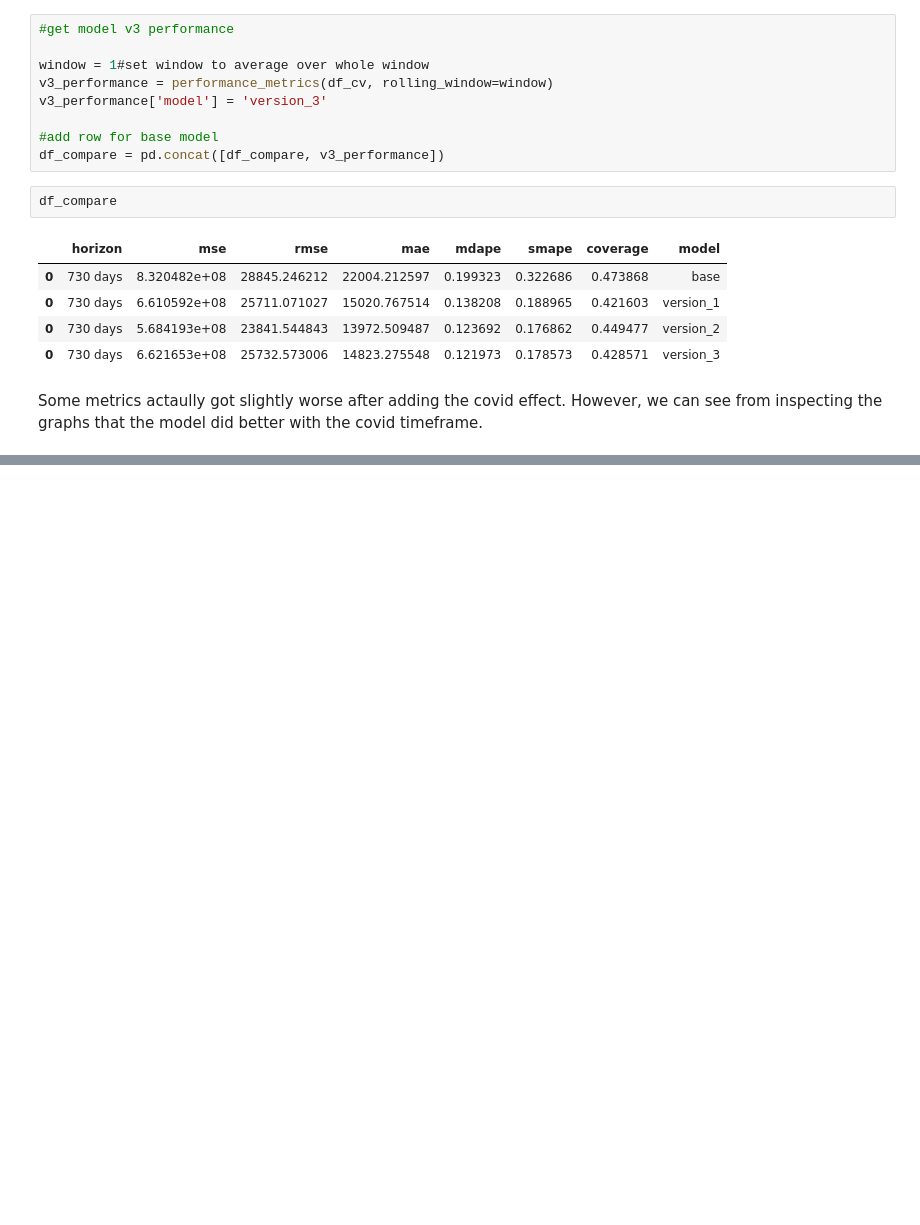
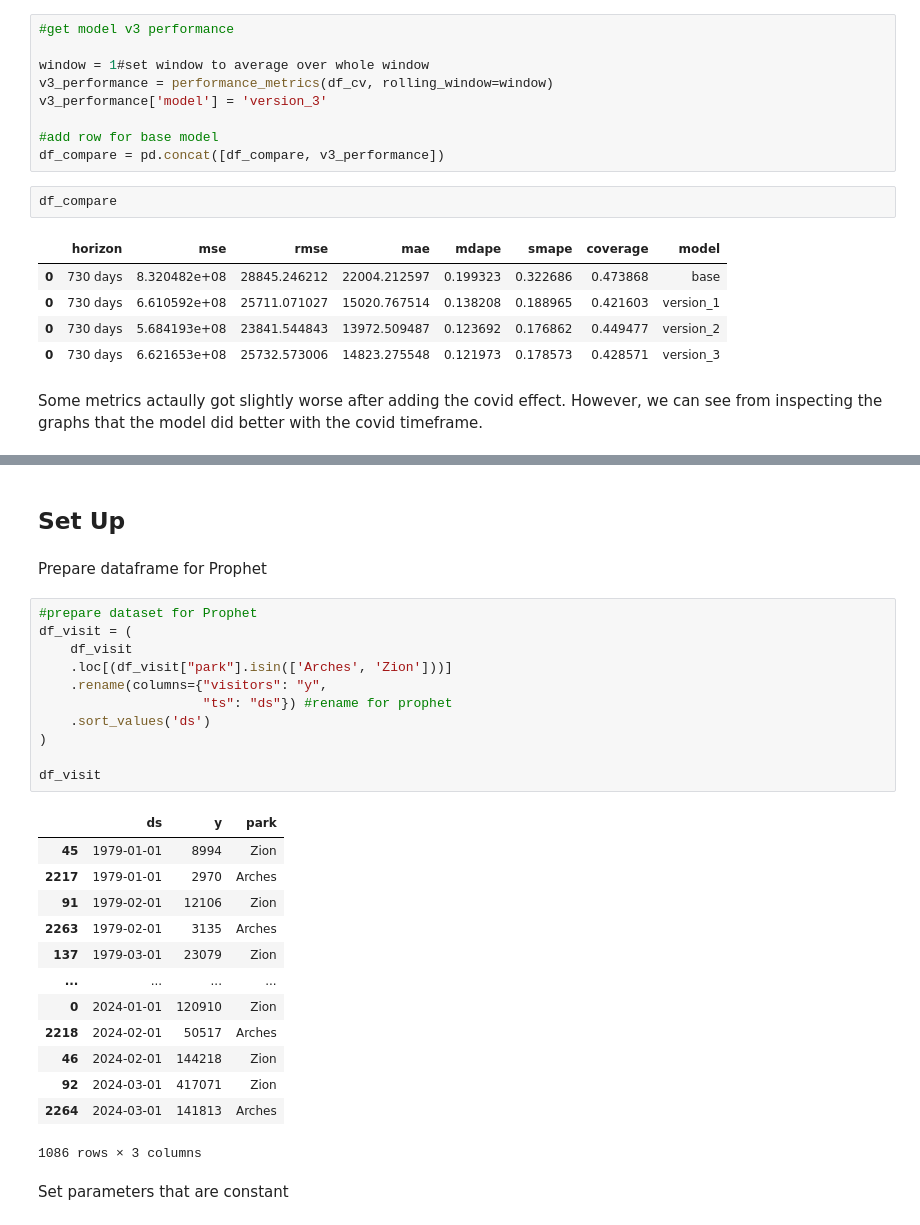
Before and after one commit to rgbuckley/utah_nps_visitation, a Jupyter notebook: Prophet.ipynb, the cells around one changed output, grey strips where cells are left out. Saved outputs shown, nothing was run; the diff lists cells and outputs as text; blank space fills up the shorter version.

```diff
--- a/Prophet.ipynb
+++ b/Prophet.ipynb
@@ -926,0 +936,31 @@ Some metrics actaully got slightly worse after adding the covid effect. However,
+# %% [markdown]
+## Set Up
+# %% [markdown]
+Prepare dataframe for Prophet
+# %%
+#prepare dataset for Prophet
+df_visit = (
+    df_visit
+    .loc[(df_visit["park"].isin(['Arches', 'Zion']))]
+    .rename(columns={"visitors": "y",
+                     "ts": "ds"}) #rename for prophet
+    .sort_values('ds')
+)
+
+df_visit
+# %% [output]
+|  | ds | y | park |
+| 45 | 1979-01-01 | 8994 | Zion |
+| 2217 | 1979-01-01 | 2970 | Arches |
+| 91 | 1979-02-01 | 12106 | Zion |
+| 2263 | 1979-02-01 | 3135 | Arches |
+| 137 | 1979-03-01 | 23079 | Zion |
+| ... | ... | ... | ... |
+| 0 | 2024-01-01 | 120910 | Zion |
+| 2218 | 2024-02-01 | 50517 | Arches |
+| 46 | 2024-02-01 | 144218 | Zion |
+| 92 | 2024-03-01 | 417071 | Zion |
+| 2264 | 2024-03-01 | 141813 | Arches |
+1086 rows × 3 columns
+# %% [markdown]
+Set parameters that are constant
```
Also changed, not shown: parts of 15 cells of this notebook.
